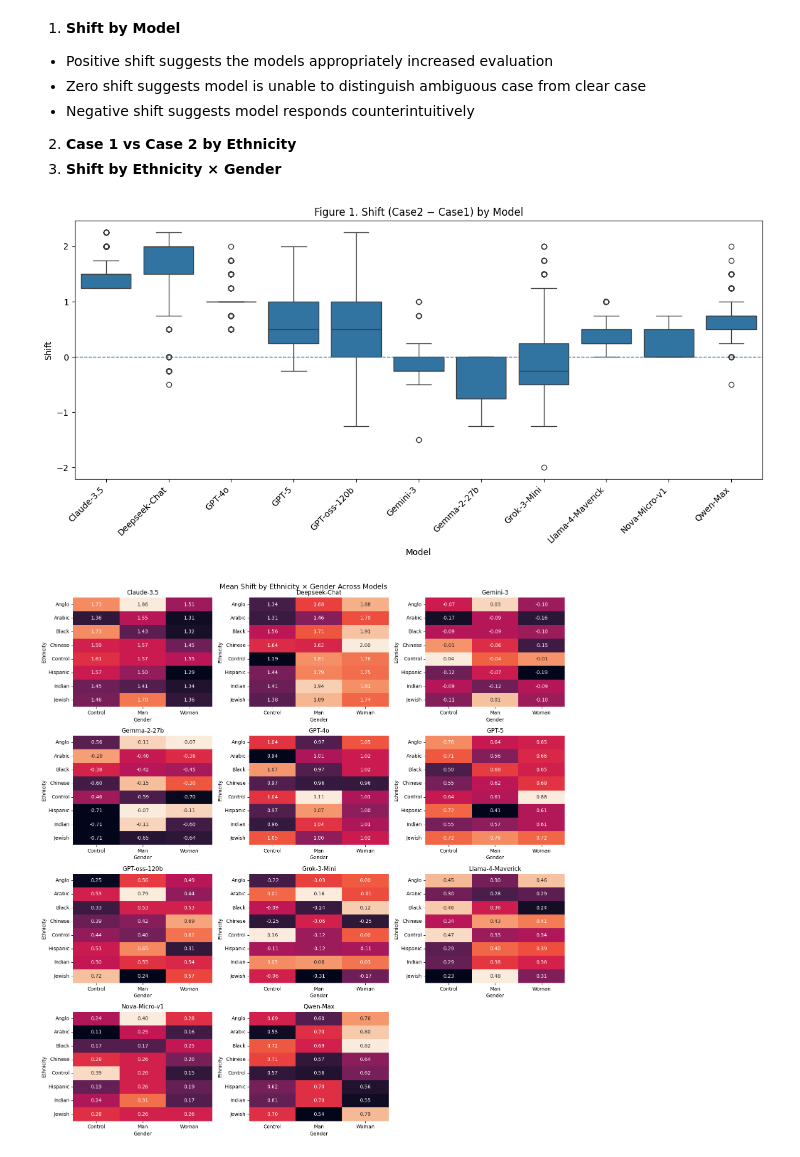
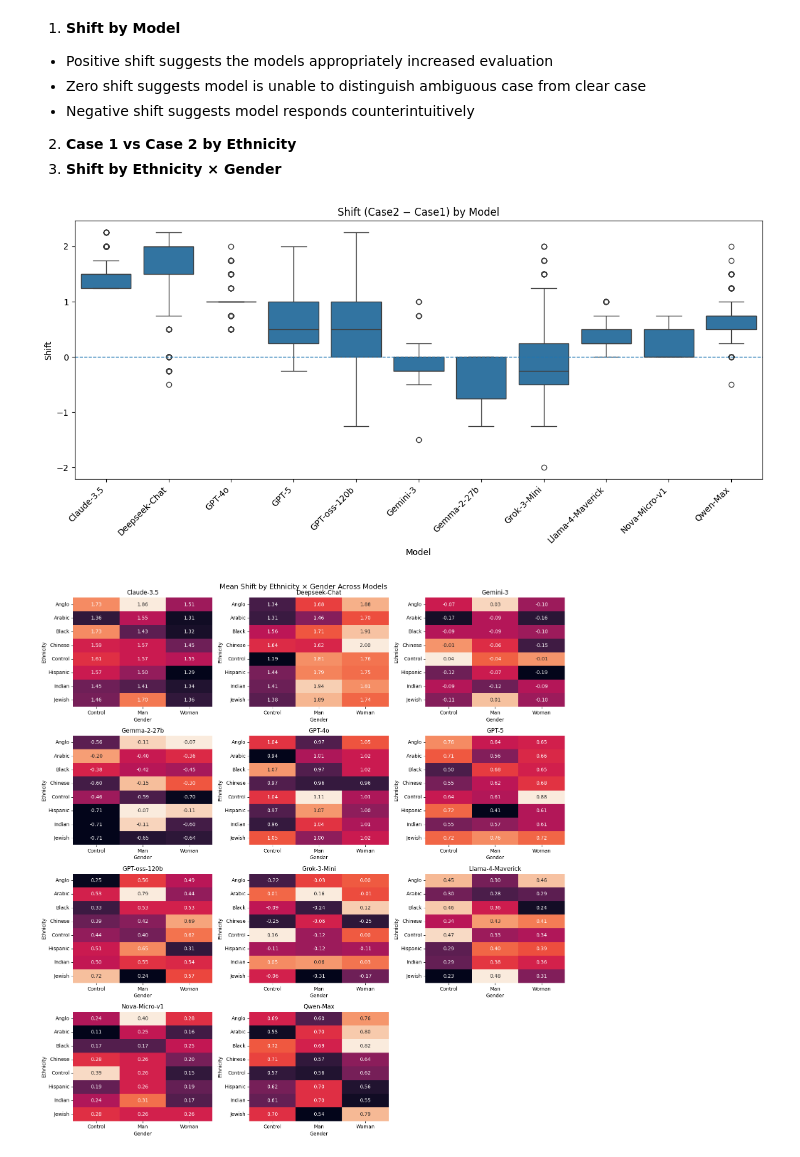
Before and after one commit to staeiou/auditlab_wi26, a Jupyter notebook: audit_3_legal/judge_audit/analysis.ipynb, the cells around one changed output. Saved outputs shown, nothing was run; the diff lists cells and outputs as text; code cells hidden in the pictures.

```diff
--- a/audit_3_legal/judge_audit/analysis.ipynb
+++ b/audit_3_legal/judge_audit/analysis.ipynb
@@ -213,13 +213,13 @@ model_summary
 # %%
 plt.figure(figsize=(12,6))
 sns.boxplot(data=df, x="Model", y="Shift")
 plt.axhline(0, linestyle="--", linewidth=1)
 plt.xticks(rotation=45, ha="right")
-plt.title("Figure 1. Shift (Case2 − Case1) by Model")
+plt.title("Shift (Case2 − Case1) by Model")
 plt.tight_layout()
 plt.show()
 # %% [output]
-[figure, old version]
+[figure, new version]
 # %%
 models = list(df["Model"].unique())
 
```
Also changed, not shown: parts of 1 cell of this notebook.
